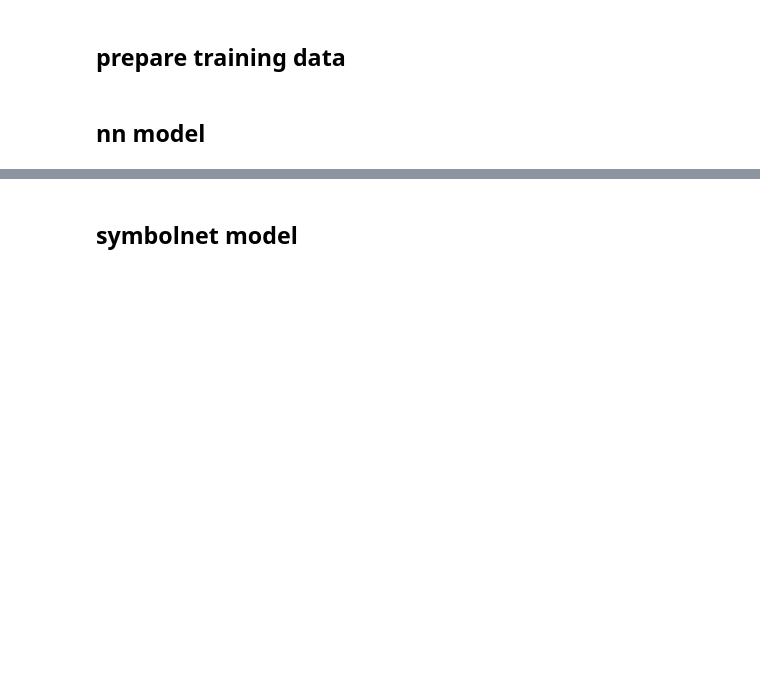
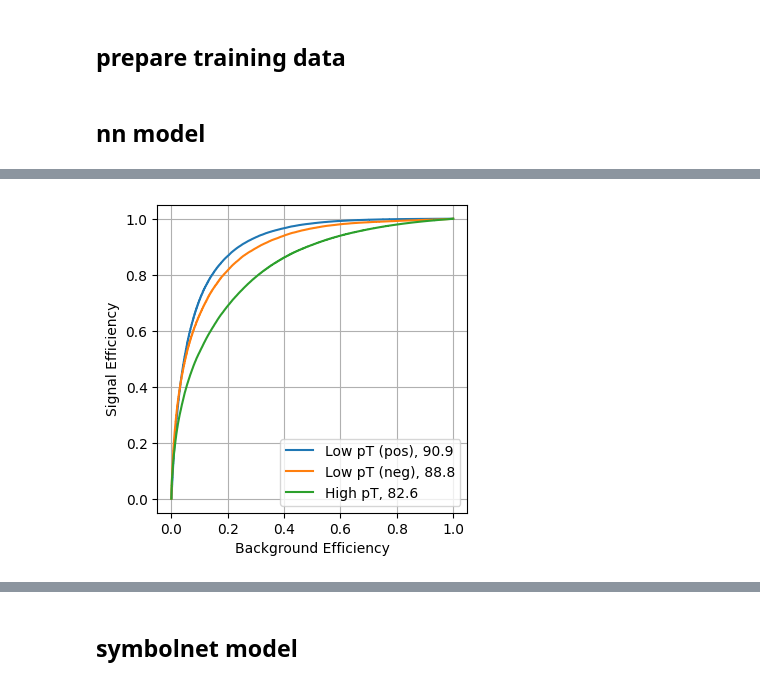
Before and after one commit to hftsoi/smart-pixels, a Jupyter notebook: smart_pixels.ipynb, the cells around one changed output, grey strips where cells are left out. Saved outputs shown, nothing was run; the diff lists cells and outputs as text; code cells hidden in the pictures; blank space fills up the shorter version.

Commit message:
first attempt model comparison

```diff
--- a/smart_pixels.ipynb
+++ b/smart_pixels.ipynb
@@ -38,7 +66,8 @@ data_chunks = []
 labels_chunks = []
 n_files = 0
 
-for i in range(0, len(data_files), chunk_size):
+#for i in range(0, len(data_files), chunk_size):
+for i in range(0, 100, chunk_size):
     data_chunk_files = data_files[i:i+chunk_size]
     labels_chunk_files = labels_files[i:i+chunk_size]
 
@@ -66,7 +97,7 @@ del data_chunk_list, labels_chunk_list, d, l, chunk_data_df, chunk_labels_df
 # %% [markdown]
 ## plot data
 # %%
-n = 4
+n = 5
 data = np.concatenate(data_chunks[:n], axis=0)
 labels = pd.concat(labels_chunks[:n], ignore_index=True)
 # %%
@@ -253,4 +309,4 @@ model.summary()
 # %%
 history = model.fit(X_train, Y_train,
                     validation_data = (X_val, Y_val),
-                    epochs=100, batch_size=128)
+                    epochs=60, batch_size=128)
@@ -265,3 +342,3 @@ axes.set_ylabel('Loss')
 # %%
-Y_pred = model.predict(X_test)
-print("Accuracy: {}".format(accuracy_score(np.argmax(Y_test, axis=1), np.argmax(Y_pred, axis=1))))
+Y_nn_pred = model.predict(X_test)
+print("Accuracy: {}".format(accuracy_score(np.argmax(Y_test, axis=1), np.argmax(Y_nn_pred, axis=1))))
@@ -268,19 +348,22 @@ print("Accuracy: {}".format(accuracy_score(np.argmax(Y_test, axis=1), np.argmax(
 # %%
 def plot_roc(y_test, y_pred, labels):
     for x, label in enumerate(labels):
         fpr, tpr, _ = roc_curve(y_test[:, x], y_pred[:, x])
         plt.plot(fpr, tpr, label='{0}, {1:.1f}'.format(label, auc(fpr, tpr)*100.), linestyle='-')
     #plt.semilogy()
     #plt.semilogx()
     plt.ylabel("Signal Efficiency")
     plt.xlabel("Background Efficiency")
     #plt.ylim(0.00001, 1)
     #plt.xlim(0.00001, 1)
     plt.grid(True)
     plt.legend(loc='best', fontsize=10)
 
 plt.figure(figsize=(4, 4))
-plot_roc(Y_test, Y_pred, ['Low pT (pos)','Low pT (neg)','High pT'])
+plot_roc(Y_test, Y_nn_pred, ['Low pT (pos)','Low pT (neg)','High pT'])
+#plot_roc(Y_test, Y_nn_pred, [' '])
+# %% [output]
+[figure, added]
 # %%
 custom_bins = np.arange(-4.5, 4.5, 0.01)
 bin_centers = 0.5 * (custom_bins[:-1] + custom_bins[1:])
```
Also changed, not shown: parts of 25 cells of this notebook.
